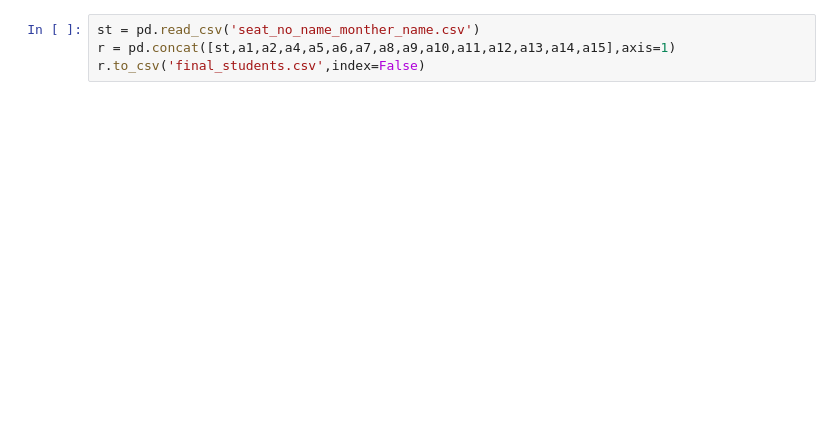
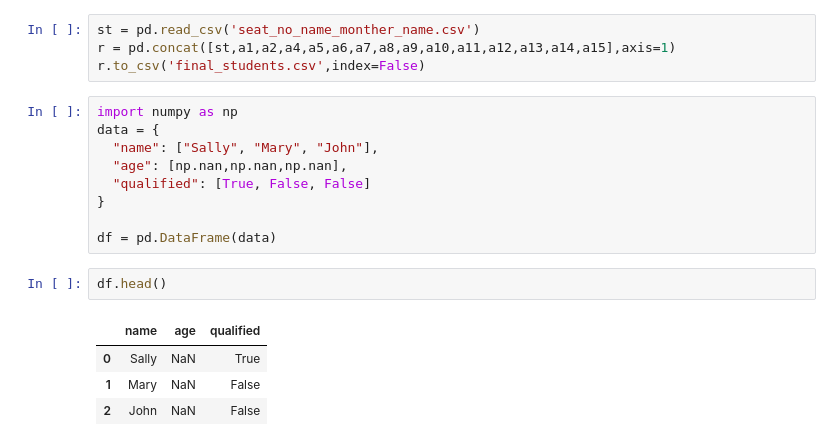
Before and after one commit to Suraj1089/SPPU-Result-Convertor, a Jupyter notebook: data_analysis.ipynb, the cells around one changed output. Saved outputs shown, nothing was run; the diff lists cells and outputs as text; blank space fills up the shorter version.

```diff
--- a/data_analysis.ipynb
+++ b/data_analysis.ipynb
@@ -23,3 +40,19 @@ st = pd.read_csv('seat_no_name_monther_name.csv')
 st = pd.read_csv('seat_no_name_monther_name.csv')
 r = pd.concat([st,a1,a2,a4,a5,a6,a7,a8,a9,a10,a11,a12,a13,a14,a15],axis=1)
 r.to_csv('final_students.csv',index=False)
+# %%
+import numpy as np
+data = {
+  "name": ["Sally", "Mary", "John"],
+  "age": [np.nan,np.nan,np.nan],
+  "qualified": [True, False, False]
+}
+
+df = pd.DataFrame(data)
+# %%
+df.head()
+# %% [output]
+|  | name | age | qualified |
+| 0 | Sally | NaN | True |
+| 1 | Mary | NaN | False |
+| 2 | John | NaN | False |
```
Also changed, not shown: parts of 3 cells of this notebook, 5 other files.
